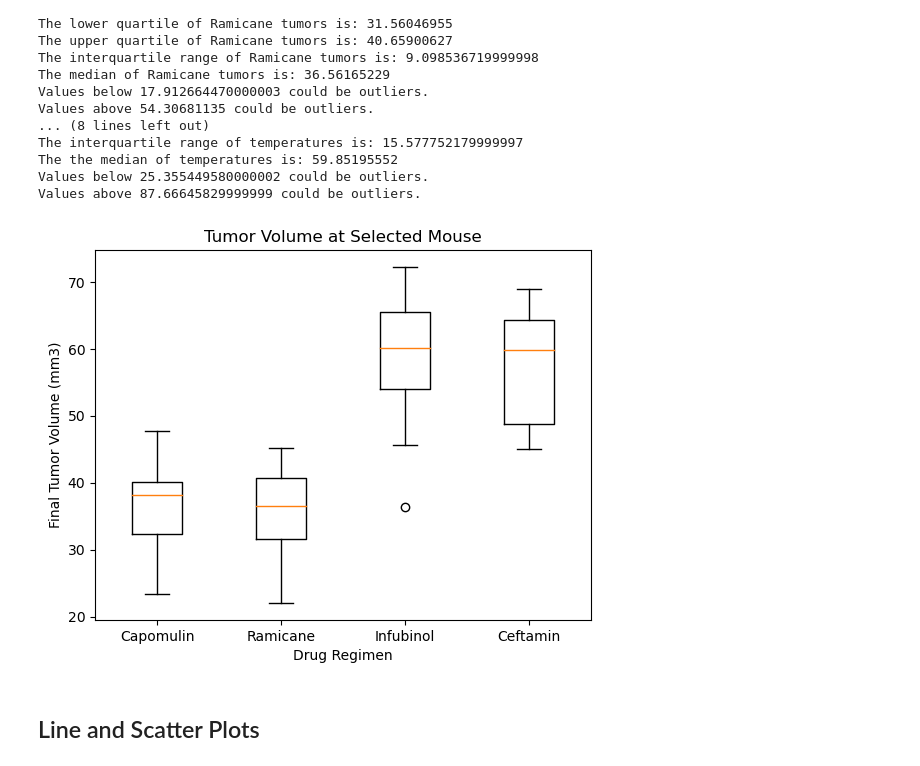
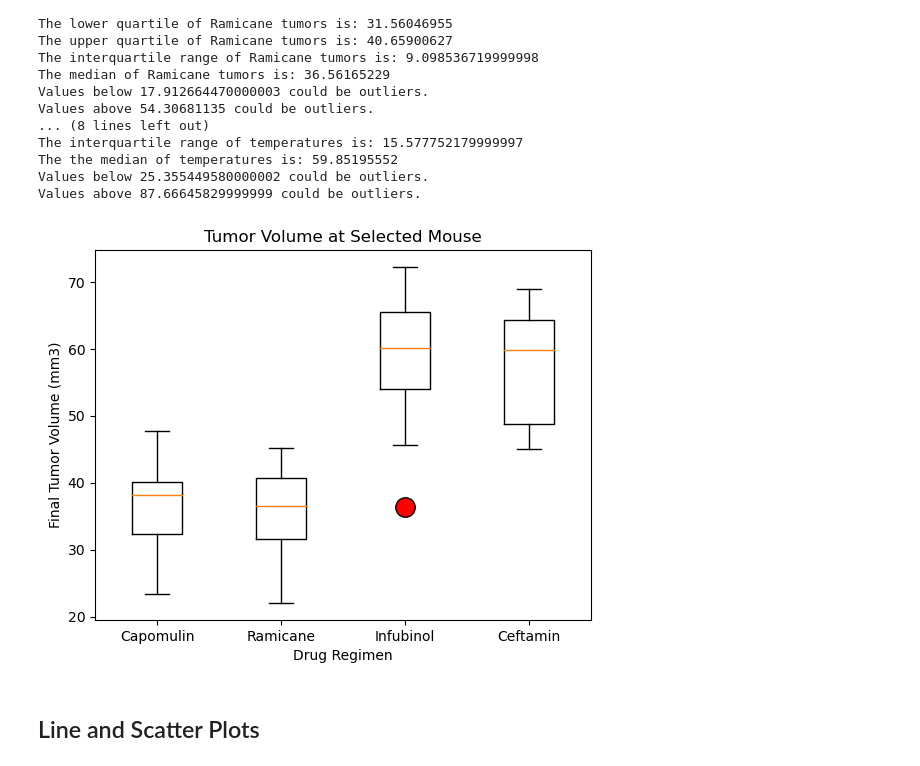
Before and after one commit to SAOZ4/Module5_Matlibplot, a Jupyter notebook: Pymaceuticals/Final.ipynb, the cells around one changed output. Saved outputs shown, nothing was run; the diff lists cells and outputs as text; code cells hidden in the pictures.

```diff
--- a/Pymaceuticals/Final.ipynb
+++ b/Pymaceuticals/Final.ipynb
@@ -310,15 +310,15 @@ Values above 87.66645829999999 could be outliers.
 # %%
 # Generate a box plot that shows the distrubution of the tumor volume for each treatment group.
 data_to_plot = [Capomulin_tumors, Ramicane_tumors, Infubinol_tumors, Ceftamin_tumors]
 Regimen = ['Capomulin', 'Ramicane', 'Infubinol','Ceftamin']
 fig1, ax1 = plt.subplots()
 ax1.set_title('Tumor Volume at Selected Mouse')
 ax1.set_ylabel('Final Tumor Volume (mm3)')
 ax1.set_xlabel('Drug Regimen')
-ax1.boxplot(data_to_plot, labels=Regimen, widths = 0.4, vert=True)
+ax1.boxplot(data_to_plot, labels=Regimen, widths = 0.4, vert=True, flierprops = dict(markerfacecolor = 'red', markersize=14))
 plt.show()
 # %% [output]
-[figure, old version]
+[figure, new version]
 # %% [markdown]
 ## Line and Scatter Plots
 # %%
```
Also changed, not shown: parts of 1 cell of this notebook, 2 other files.
